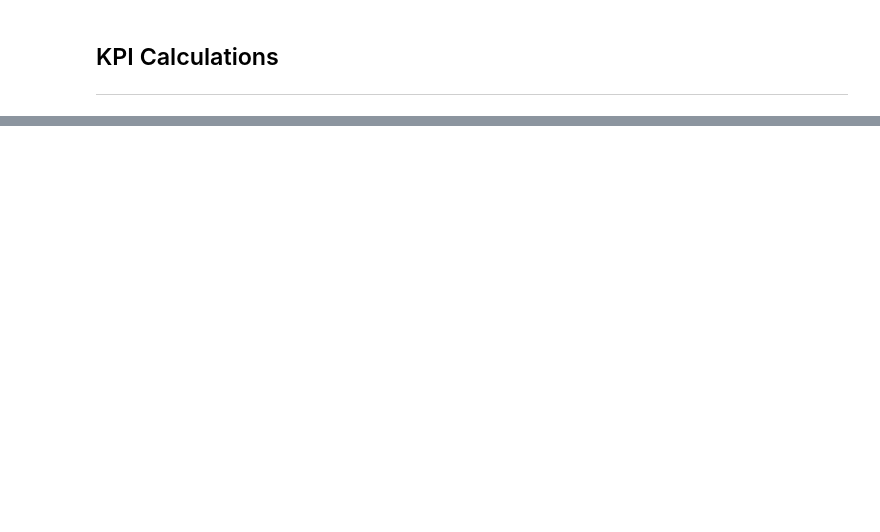
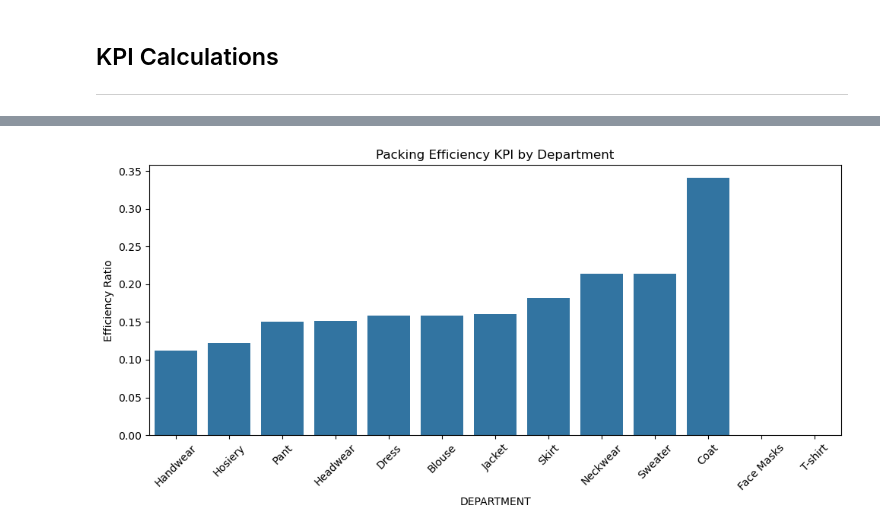
Before and after one commit to jenniferrnguyen/Aritzia_data_case, a Jupyter notebook: aritzia_data_case/Aritzia_data_case.ipynb, the cells around one changed output, grey strips where cells are left out. Saved outputs shown, nothing was run; the diff lists cells and outputs as text; code cells hidden in the pictures; blank space fills up the shorter version.

```diff
--- a/aritzia_data_case/Aritzia_data_case.ipynb
+++ b/aritzia_data_case/Aritzia_data_case.ipynb
@@ -223,0 +292,12 @@ Expected Packing Time Excerpt
+# %%
+dept_eff = pkoclose.groupby("DEPARTMENT")["PACKING_EFFICIENCY_KPI"].mean().sort_values()
+
+plt.figure(figsize=(10, 5))
+sns.barplot(x=dept_eff.index, y=dept_eff.values)
+plt.title("Packing Efficiency KPI by Department")
+plt.ylabel("Efficiency Ratio")
+plt.xticks(rotation=45)
+plt.tight_layout()
+plt.show()
+# %% [output]
+[figure, added]
```
Also changed, not shown: parts of 12 cells of this notebook.
